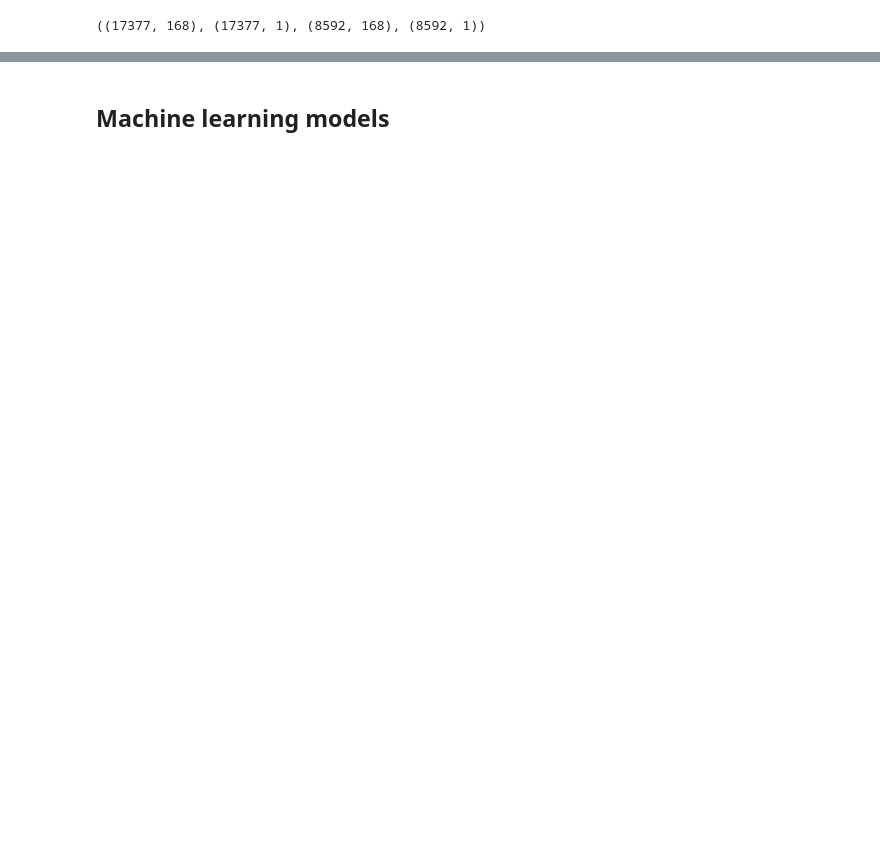
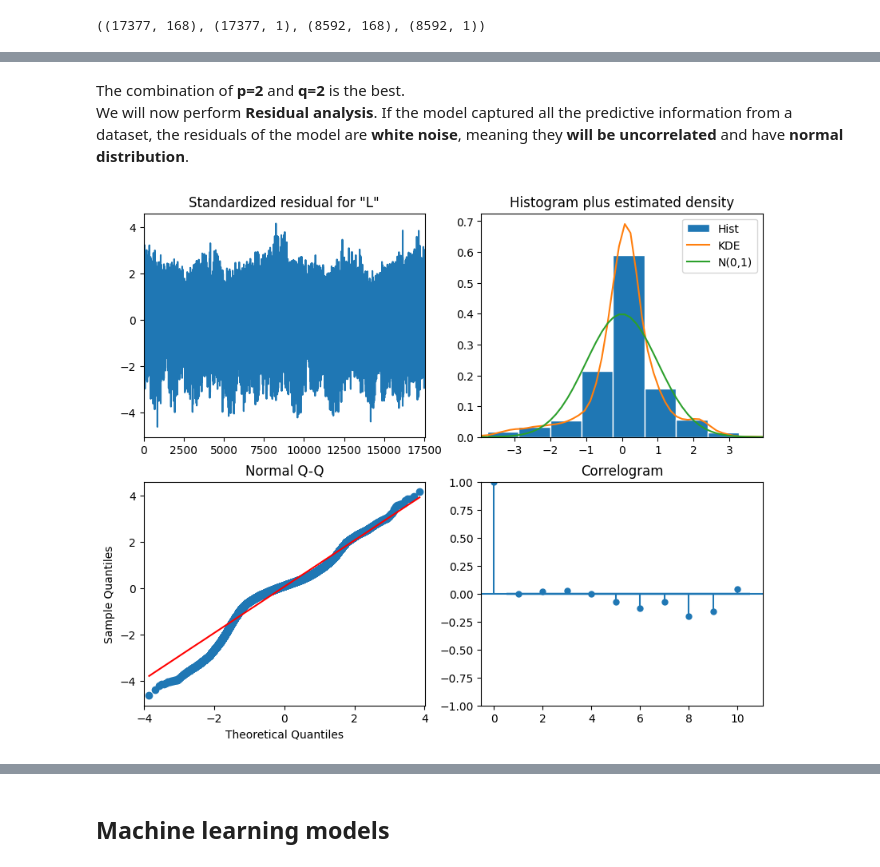
Before and after one commit to stepazel/BankDataAnalysis, a Jupyter notebook: timeseries.ipynb, the cells around one changed output, grey strips where cells are left out. Drawn from its saved outputs; the diff is of its cells as text; code cells hidden in the pictures; blank space fills up the shorter version.

```diff
--- a/timeseries.ipynb
+++ b/timeseries.ipynb
@@ -234,0 +342,10 @@ plt.legend();
+# %% [markdown]
+The combination of **p=2** and **q=2** is the best.
+We will now perform **Residual analysis**. If the model captured all the predictive information from a dataset, the residuals of the model are **white noise**, meaning they **will be uncorrelated** and have **normal distribution**.
+# %%
+model = SARIMAX(train['Load'], order=(2,0,2), simple_differencing=False)
+
+model_fit = model.fit(disp=False)
+model_fit.plot_diagnostics(figsize=(10,8));
+# %% [output]
+[figure, added]
```
Also changed, not shown: parts of 45 cells of this notebook, 1 other file.
